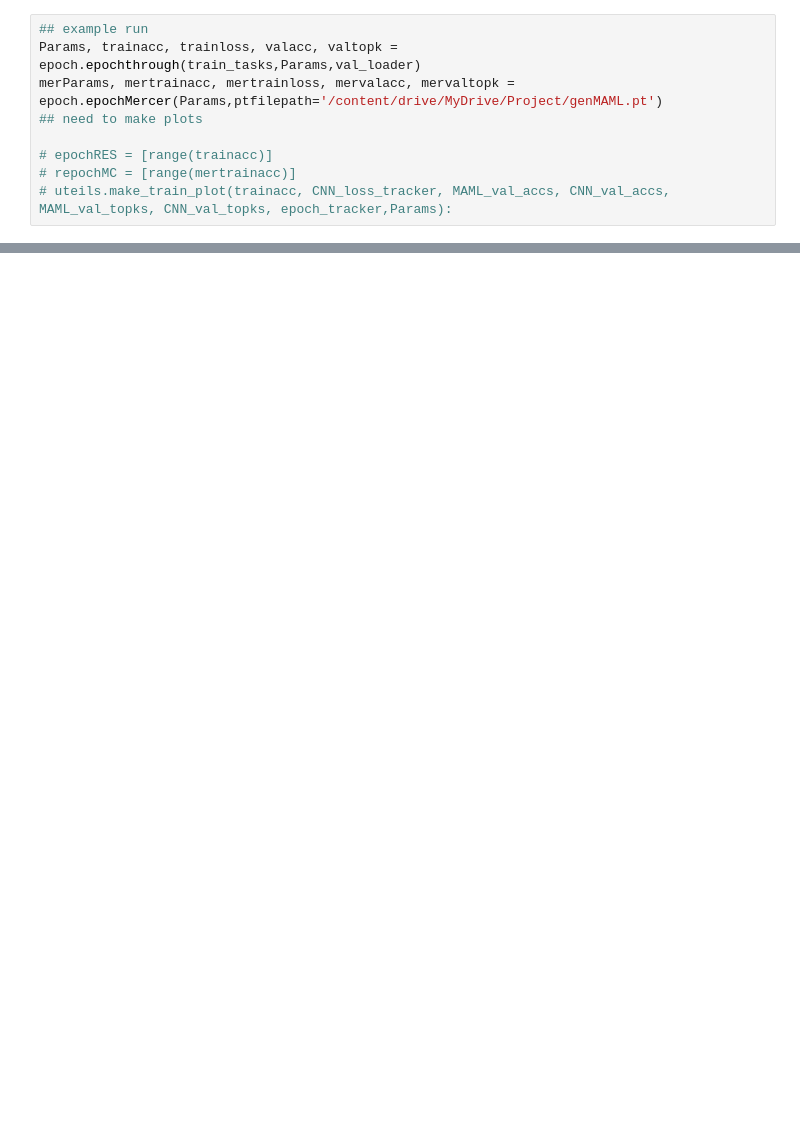
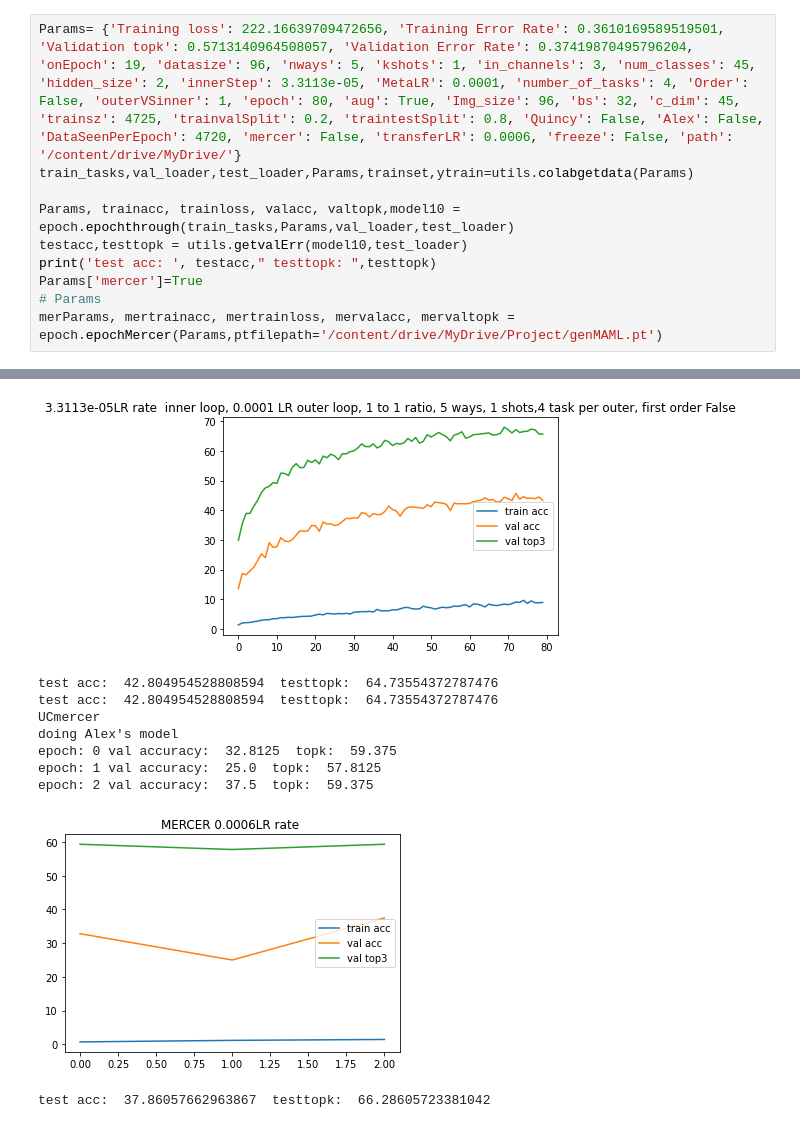
Before and after one commit to alexander-moore/MAML-Augmentation, a Jupyter notebook: Colab Ready MAML/colabMAMLipynb.ipynb, the cells around one changed output, grey strips where cells are left out. Drawn from its saved outputs; the diff is of its cells as text; blank space fills up the shorter version.

Commit message:
General MAML final results notebook
should be cleaned up

```diff
--- a/Colab Ready MAML/colabMAMLipynb.ipynb
+++ b/Colab Ready MAML/colabMAMLipynb.ipynb
@@ -39,11 +35,13 @@ if __name__ == '__main__':
 # %% [output]
 Drive already mounted at /content/drive; to attempt to forcibly remount, call drive.mount("/content/drive", force_remount=True).
-# %%
-## example run
-Params, trainacc, trainloss, valacc, valtopk = epoch.epochthrough(train_tasks,Params,val_loader)
-merParams, mertrainacc, mertrainloss, mervalacc, mervaltopk = epoch.epochMercer(Params,ptfilepath='/content/drive/MyDrive/Project/genMAML.pt')
-## need to make plots
-
-# epochRES = [range(trainacc)]
-# repochMC = [range(mertrainacc)]
-# uteils.make_train_plot(trainacc, CNN_loss_tracker, MAML_val_accs, CNN_val_accs, MAML_val_topks, CNN_val_topks, epoch_tracker,Params):
+# %%
+Params= {'Training loss': 222.16639709472656, 'Training Error Rate': 0.3610169589519501, 'Validation topk': 0.5713140964508057, 'Validation Error Rate': 0.37419870495796204, 'onEpoch': 19, 'datasize': 96, 'nways': 5, 'kshots': 1, 'in_channels': 3, 'num_classes': 45, 'hidden_size': 2, 'innerStep': 3.3113e-05, 'MetaLR': 0.0001, 'number_of_tasks': 4, 'Order': False, 'outerVSinner': 1, 'epoch': 80, 'aug': True, 'Img_size': 96, 'bs': 32, 'c_dim': 45, 'trainsz': 4725, 'trainvalSplit': 0.2, 'traintestSplit': 0.8, 'Quincy': False, 'Alex': False, 'DataSeenPerEpoch': 4720, 'mercer': False, 'transferLR': 0.0006, 'freeze': False, 'path': '/content/drive/MyDrive/'}
+train_tasks,val_loader,test_loader,Params,trainset,ytrain=utils.colabgetdata(Params)
+
+Params, trainacc, trainloss, valacc, valtopk,model10 = epoch.epochthrough(train_tasks,Params,val_loader,test_loader)
+testacc,testtopk = utils.getvalErr(model10,test_loader)
+print('test acc: ', testacc," testtopk: ",testtopk)
+Params['mercer']=True
+# Params
+merParams, mertrainacc, mertrainloss, mervalacc, mervaltopk = epoch.epochMercer(Params,ptfilepath='/content/drive/MyDrive/Project/genMAML.pt')
+# %% [output]
@@ -49,0 +65,10 @@ merParams, mertrainacc, mertrainloss, mervalacc, mervaltopk = epoch.epochMercer(
+[figure, added]
+test acc:  42.804954528808594  testtopk:  64.73554372787476
+test acc:  42.804954528808594  testtopk:  64.73554372787476
+UCmercer
+doing Alex's model
+epoch: 0 val accuracy:  32.8125  topk:  59.375
+epoch: 1 val accuracy:  25.0  topk:  57.8125
+epoch: 2 val accuracy:  37.5  topk:  59.375
+[figure, added]
+test acc:  37.86057662963867  testtopk:  66.28605723381042
```
Also changed, not shown: parts of 5 cells of this notebook, 3 other files.
